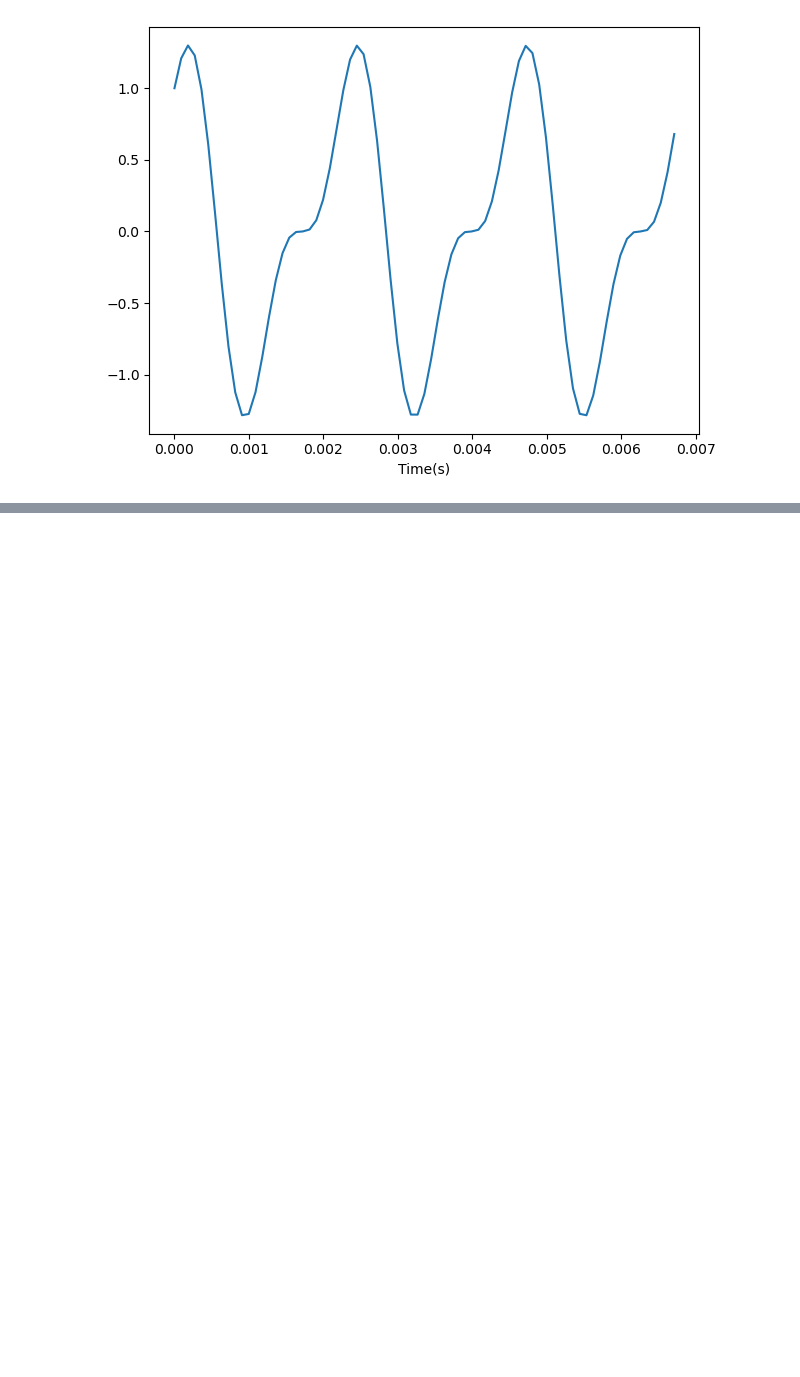
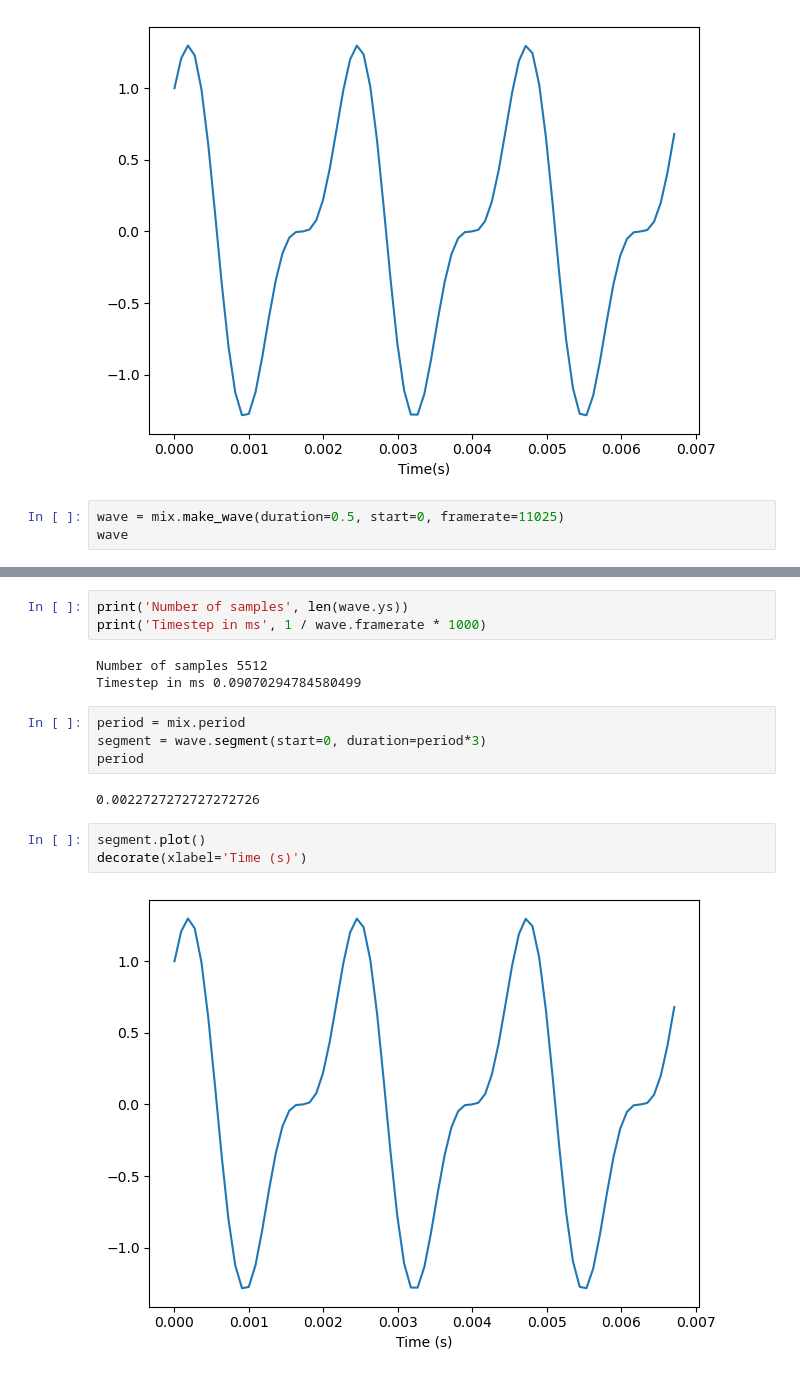
Before and after one commit to Hanson0901/signal, a Jupyter notebook: ch1_1.ipynb, the cells around one changed output, grey strips where cells are left out. Drawn from its saved outputs; the diff is of its cells as text; blank space fills up the shorter version.

```diff
--- a/ch1_1.ipynb
+++ b/ch1_1.ipynb
@@ -23,3 +23,6 @@ mix.plot()
 decorate(xlabel="Time(s)")
 # %% [output]
 [figure]
+# %%
+wave = mix.make_wave(duration=0.5, start=0, framerate=11025)
+wave
@@ -25,0 +41,17 @@ decorate(xlabel="Time(s)")
+# %%
+print('Number of samples', len(wave.ys))
+print('Timestep in ms', 1 / wave.framerate * 1000)
+# %% [output]
+Number of samples 5512
+Timestep in ms 0.09070294784580499
+# %%
+period = mix.period
+segment = wave.segment(start=0, duration=period*3)
+period
+# %% [output]
+0.0022727272727272726
+# %%
+segment.plot()
+decorate(xlabel='Time (s)')
+# %% [output]
+[figure, added]
```
Also changed, not shown: parts of 24 cells of this notebook, 5 other files.
